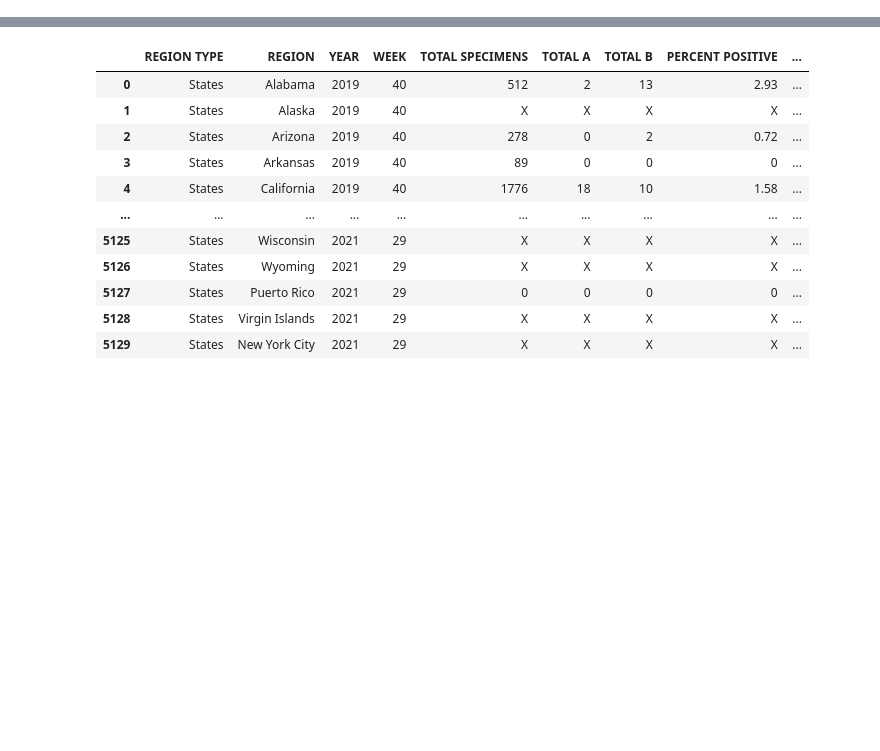
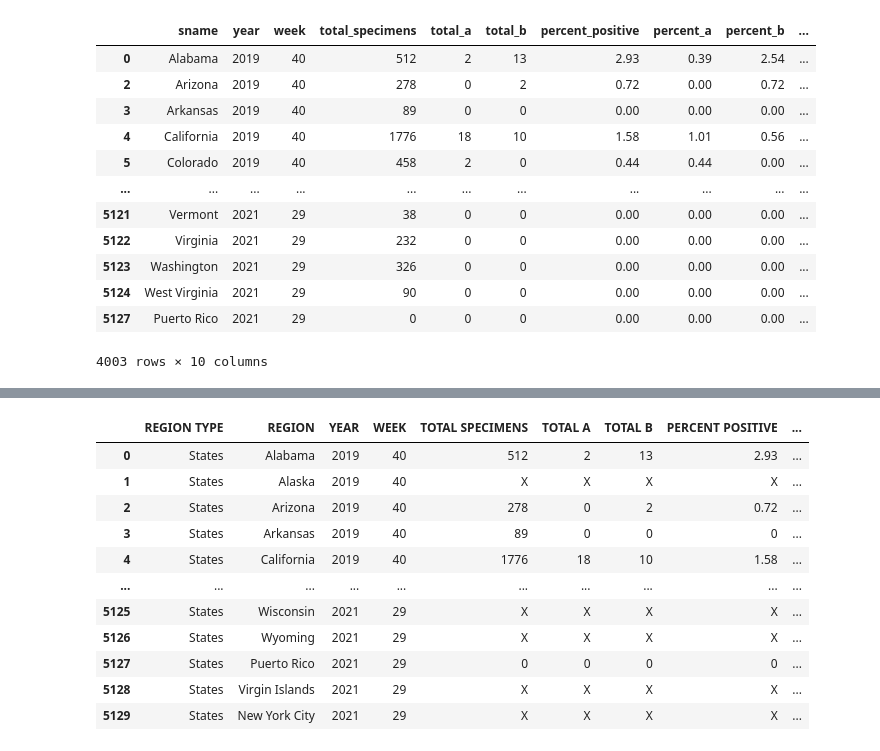
Before and after one commit to JosiahR89/Bootcamp-Project-2, a Jupyter notebook: etl_code_JR.IPYNB, the cells around one changed output, grey strips where cells are left out. Cells and saved outputs as stored; diff of their text form; code cells hidden in the pictures; blank space fills up the shorter version.

```diff
--- a/etl_code_JR.IPYNB
+++ b/etl_code_JR.IPYNB
@@ -2,0 +11,9 @@ import pandas as pd
+# %%
+# creating connection
+connection = my_engine.connect()
+# %%
+# fetch salaries of all employees from the salaries table
+query_flu = "select s.sname, f.year,	f.week,	f.total_specimens,f.total_a,	f.total_b,f.percent_positive,f.percent_a,f.percent_b from who_flu_data f inner join us_states s on f.state_fips = s.state_fips"
+
+wflu_df = pd.read_sql(query_flu, connection)
+wflu_df
@@ -2,0 +34,4 @@ import pandas as pd
+# %%
+AX_values = wflu_df[wflu_df['total_a'] == -1].index
+wflu_df.drop(AX_values, inplace= True)
+wflu_df
@@ -2,0 +52,4 @@ import pandas as pd
+# %%
+combined_wflu = pd.to_numeric(wflu_df["total_a"]) + pd.to_numeric(wflu_df["total_a"])
+wflu_df["TOTAL_FLU"] = combined_wflu
+combined_wflu
@@ -2,0 +69,16 @@ import pandas as pd
+# %%
+wflu_df
+# %% [output]
+|  | sname | year | week | total_specimens | total_a | total_b | percent_positive | percent_a | percent_b | ... |
+| 0 | Alabama | 2019 | 40 | 512 | 2 | 13 | 2.93 | 0.39 | 2.54 | ... |
+| 2 | Arizona | 2019 | 40 | 278 | 0 | 2 | 0.72 | 0.00 | 0.72 | ... |
+| 3 | Arkansas | 2019 | 40 | 89 | 0 | 0 | 0.00 | 0.00 | 0.00 | ... |
+| 4 | California | 2019 | 40 | 1776 | 18 | 10 | 1.58 | 1.01 | 0.56 | ... |
+| 5 | Colorado | 2019 | 40 | 458 | 2 | 0 | 0.44 | 0.44 | 0.00 | ... |
+| ... | ... | ... | ... | ... | ... | ... | ... | ... | ... | ... |
+| 5121 | Vermont | 2021 | 29 | 38 | 0 | 0 | 0.00 | 0.00 | 0.00 | ... |
+| 5122 | Virginia | 2021 | 29 | 232 | 0 | 0 | 0.00 | 0.00 | 0.00 | ... |
+| 5123 | Washington | 2021 | 29 | 326 | 0 | 0 | 0.00 | 0.00 | 0.00 | ... |
+| 5124 | West Virginia | 2021 | 29 | 90 | 0 | 0 | 0.00 | 0.00 | 0.00 | ... |
+| 5127 | Puerto Rico | 2021 | 29 | 0 | 0 | 0 | 0.00 | 0.00 | 0.00 | ... |
+4003 rows × 10 columns
```
Also changed, not shown: parts of 7 cells of this notebook, 3 other files.
